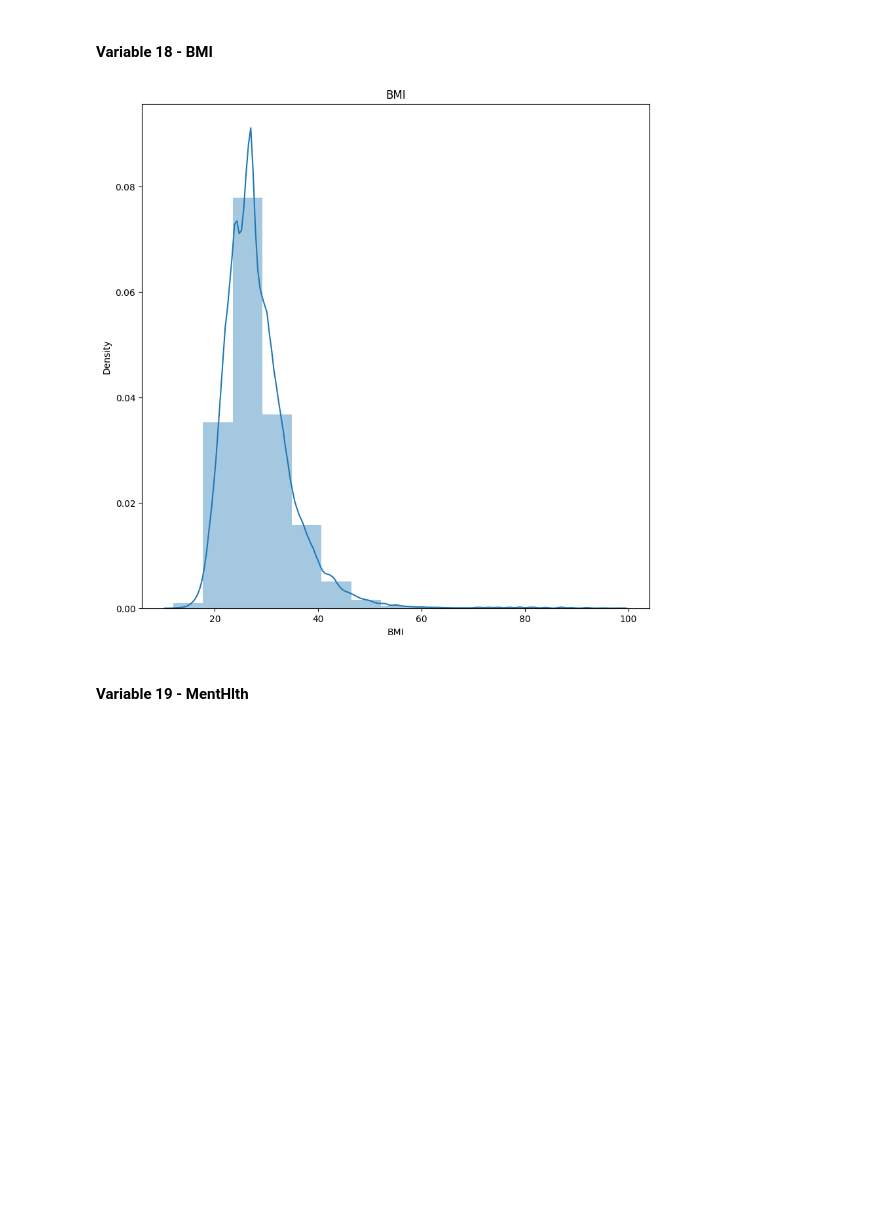
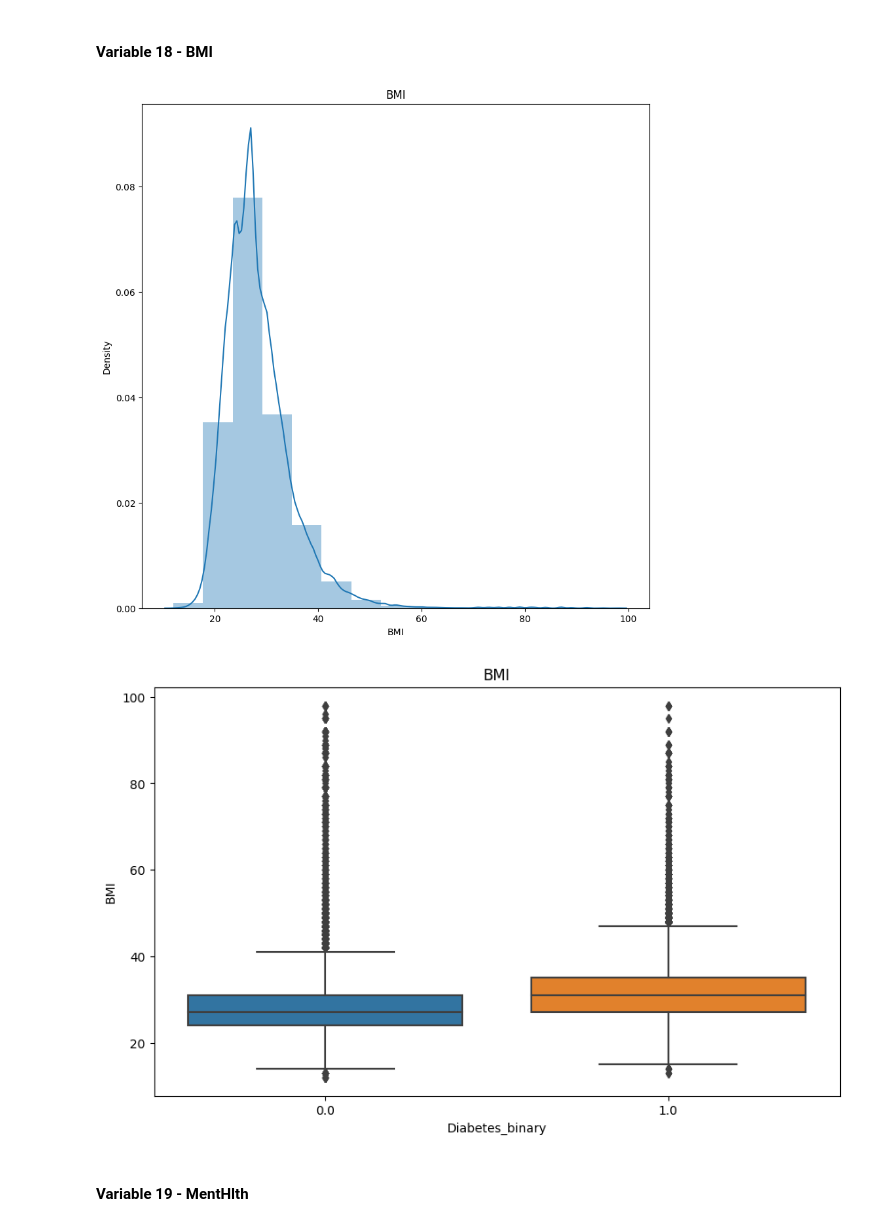
Before and after one commit to RileyLeo/Diabetes-Prediction-ML, a Jupyter notebook: notebook.ipynb, the cells around one changed output. Drawn from its saved outputs; the diff is of its cells as text; code cells hidden in the pictures; blank space fills up the shorter version.

Commit message:
box plot visuals added

```diff
--- a/notebook.ipynb
+++ b/notebook.ipynb
@@ -102,6 +102,12 @@ def create_ordered_heat_map_for_categorical_variables (df, column_name, target_v
                 annot=True, fmt="d", cmap="YlGnBu")
     plt.title(title)
     plt.show()
+# %%
+def create_box_plot_for_numeric_variables(data, target_variable, numeric_variable, title):
+    plt.figure(figsize=(10, 6))
+    sns.boxplot(x=target_variable, y=numeric_variable, data=data)
+    plt.title(title)
+    plt.show()
 # %% [markdown]
 # Exploratory Data Analysis (EDA)
 # %% [markdown]
@@ -751,8 +757,10 @@ create_heat_map(diabetes_health_indicators_data_after_feature_selection[numeric_
 #### Variable 18 - BMI
 # %%
 create_histogram(diabetes_health_indicators_data_after_feature_selection, 'BMI', 'BMI',15)
+create_box_plot_for_numeric_variables(diabetes_health_indicators_data_after_feature_selection, 'Diabetes_binary', 'BMI', 'BMI')
 # %% [output]
 [figure]
+[figure, added]
 # %% [markdown]
 #### Variable 19 - MentHlth
 # %%
```
Also changed, not shown: parts of 2 cells of this notebook.
